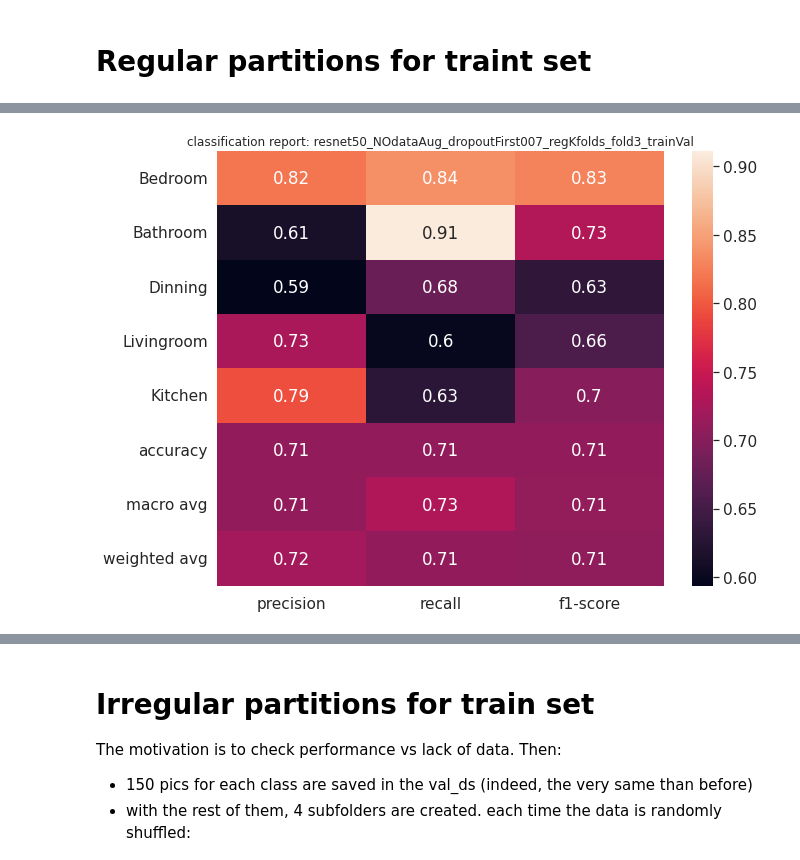
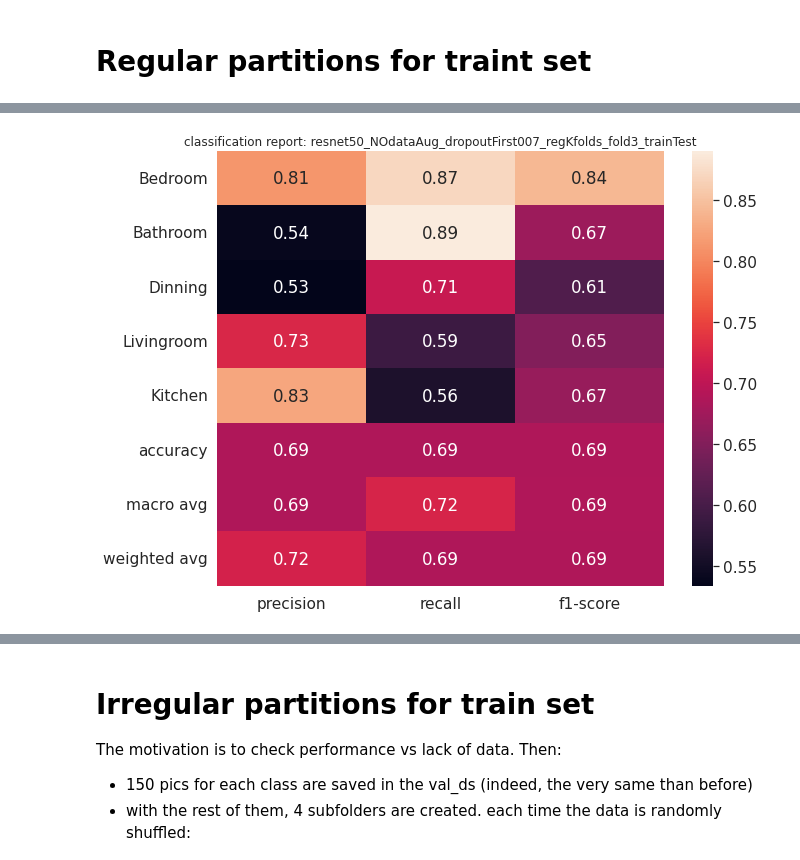
Before and after one commit to albertovpd/viu_tfm-deep_vision_classification, a Jupyter notebook: src/1val_5traintest_folders.ipynb, the cells around one changed output, grey strips where cells are left out. Cells and saved outputs as stored; diff of their text form; code cells hidden in the pictures.

Commit message:
redoing regular folders models and saving them

```diff
--- a/src/1val_5traintest_folders.ipynb
+++ b/src/1val_5traintest_folders.ipynb
@@ -81,11 +83,11 @@ import os
 - paths
 # %%
 base_folder = "/content/drive/My Drive/2-Estudios/viu-master_ai/tfm-deep_vision/"
-val_folder = base_folder+"input/dataset_1val_5traintest_folders/val_ds/"
-print(val_folder)
+test_folder = base_folder+"input/dataset_1test_5trainval_folders/test_ds/"
+print(test_folder)
 # regular folders for train set
-reg_input = base_folder+"input/dataset_1val_5traintest_folders/train_test_ds/traintest_regular_partitions/"
-irreg_input = base_folder+"input/dataset_1val_5traintest_folders/train_test_ds/traintest_irregular_partitions/"
+reg_input = base_folder+"input/dataset_1test_5trainval_folders/train_val_ds/trainval_regular_partitions/"
+irreg_input = base_folder+"input/dataset_1test_5trainval_folders/train_val_ds/trainval_irregular_partitions/"
 src_folder =  base_folder+"src/"
 output_folder = base_folder + "/output/"
 # %% [output]
@@ -113,6 +111,6 @@ Downloading data from https://storage.googleapis.com/tensorflow/keras-applicatio
 # %%
-val_ds = image_dataset_from_directory(
-    val_folder,
+test_ds = image_dataset_from_directory(
+    test_folder,
       class_names=["Bedroom","Bathroom","Dinning","Livingroom","Kitchen"],
       seed=None,
       validation_split=None,
@@ -160,4 +154,4 @@ os.listdir(reg_input)
 # %%
-remaining_folders = os.listdir(reg_input)[3:]
+remaining_folders = os.listdir(reg_input)[4:]
 remaining_folders
 # %% [output]
@@ -180,10 +174,10 @@ for f in remaining_folders:
         shuffle=False
         )
 
-    print("\n test dataset")
-    test_path = reg_input+f+"/"+"test_ds"
-    test_ds = image_dataset_from_directory(
-      test_path,
+    print("\n val dataset")
+    val_path = reg_input+f+"/"+"val_ds"
+    val_ds = image_dataset_from_directory(
+      val_path,
       class_names=["Bedroom","Bathroom","Dinning","Livingroom","Kitchen"],
       seed=None,
       validation_split=None,
@@ -197,12 +191,6 @@ for f in remaining_folders:
     class_names = train_ds.class_names
     print(class_names)
 
-    # # checking numbers non sense now because all have same volume
-    # paths = ['train_ds/', 'test_ds/']
-    # for p in paths:
-    #     for dir,subdir,files in os.walk(reg_input+f+"/"+p):
-    #         print(dir,' => ', p, str(len(files)))
-
     # calling model
     model_name, nn = list(models_dict.items())[0]
     print("\n", model_name)
@@ -213,11 +201,11 @@ for f in remaining_folders:
                   metrics=['accuracy'] # "recall"
                   )
 
-    # # ====== USING TEST DATASET ======
+    # # ====== USING VAL DATASET ======
 
     history = nn.fit(
           train_ds,
-          validation_data=test_ds,
+          validation_data=val_ds,
           epochs=epochs,
           #callbacks = callbacks # <=== REMOVE CALLBACK for full results
           )
@@ -225,42 +213,44 @@ for f in remaining_folders:
     number_of_epochs_it_ran = len(history.history['loss'])
     print("run epochs: ",number_of_epochs_it_ran)
     name = model_name+"_regKfolds_"+f
-    #models_dict[m].save(output_folder+name+".h5")
+    # save model => https://www.tensorflow.org/tutorials/keras/save_and_load
+    nn.save(output_folder+name+".h5")
 
     # saving model accuracy/loss graph
-    plotting_model(history,number_of_epochs_it_ran, name, output_folder, "test")
+    plotting_model(history,number_of_epochs_it_ran, name, output_folder, "val")
 
     # saving model metrics to json
-    evaluation = nn.evaluate(test_ds, batch_size=batch_size, return_dict=True)
-    model_evaluation(evaluation, output_folder, name+"_trainTest")
-
-    # get inferences
-    y_pred_float = nn.predict(test_ds)
-    y_pred = np.argmax(y_pred_float, axis=1)
-
-    # get real labels
-    y_target = tf.concat([y for x, y in test_ds], axis=0)
-
-    # classification and confusion matrix reports
-    classification_report_pic(y_pred, y_target,  class_names, output_folder, name+"_trainTest")
-    confusion_matrix_report(y_pred, y_target, class_names, output_folder, name+"_trainTest")
-
-    # ====== USING VAL DATASET ======
-
-    # saving model metrics to json
-    evaluation_val = nn.evaluate(val_ds, batch_size=batch_size, return_dict=True)
-    model_evaluation(evaluation_val, output_folder, name+"_trainVal")
+    evaluation = nn.evaluate(val_ds, batch_size=batch_size, return_dict=True)
+    model_evaluation(evaluation, output_folder, name+"_trainVal")
 
     # get inferences
     y_pred_float_val = nn.predict(val_ds)
     y_pred_val = np.argmax(y_pred_float_val, axis=1)
 
-    # get real labels for val_ds
+    # get real labels
     y_target_val = tf.concat([y for x, y in val_ds], axis=0)
 
     # classification and confusion matrix reports
-    classification_report_pic(y_pred_val, y_target_val,  class_names, output_folder, name+"_trainVal")
-    confusion_matrix_report(y_pred_val, y_target_val, class_names, output_folder, name+"_trainVal")
+    classification_report_pic(y_pred_val, y_target_val, class_names, output_folder, name+"_trainVal")
+    confusion_matrix_report(  y_pred_val, y_target_val, class_names, output_folder, name+"_trainVal")
+    #del y_pred_val, y_target_val
+
+    # ====== USING TEST DATASET ======
+
+    # saving model metrics to json
+    evaluation_test = nn.evaluate(test_ds, batch_size=batch_size, return_dict=True)
+    model_evaluation(evaluation_test, output_folder, name+"_trainTest")
+
+    # get inferences
+    y_pred_float_test = nn.predict(test_ds)
+    y_pred_test = np.argmax(y_pred_float_test, axis=1)
+
+    # get real labels for test_ds
+    y_target_test = tf.concat([y for x, y in test_ds], axis=0)
+
+    # classification and confusion matrix reports
+    classification_report_pic(y_pred_test, y_target_test, class_names, output_folder, name+"_trainTest")
+    confusion_matrix_report(  y_pred_test, y_target_test, class_names, output_folder, name+"_trainTest")
 # %% [output]
  ================================
  FOLDER :  fold3
@@ -326 +316 @@ weighted avg       0.72      0.71      0.71       750
-[figure, old version]
+[figure, new version]
```
Also changed, not shown: parts of 14 cells of this notebook.
